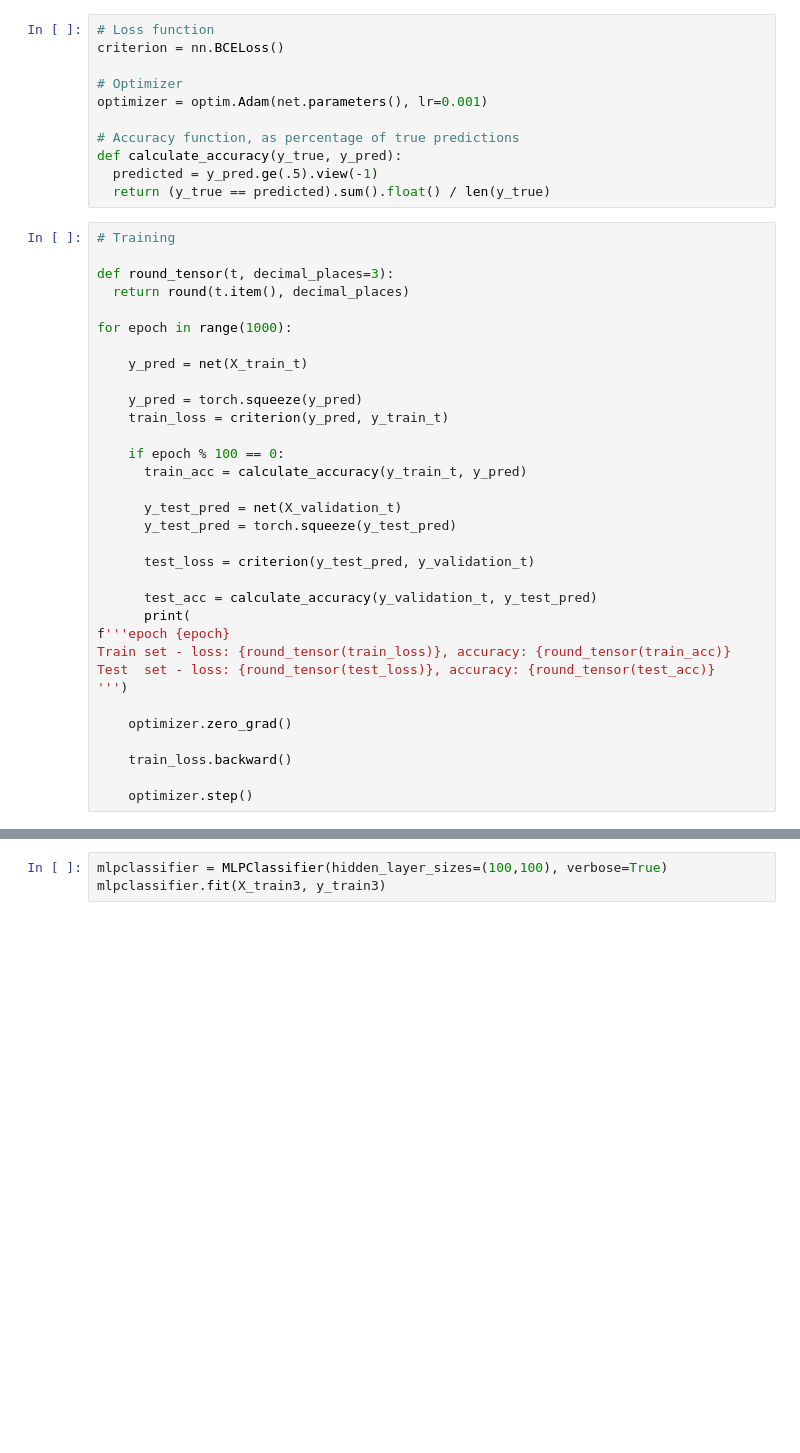
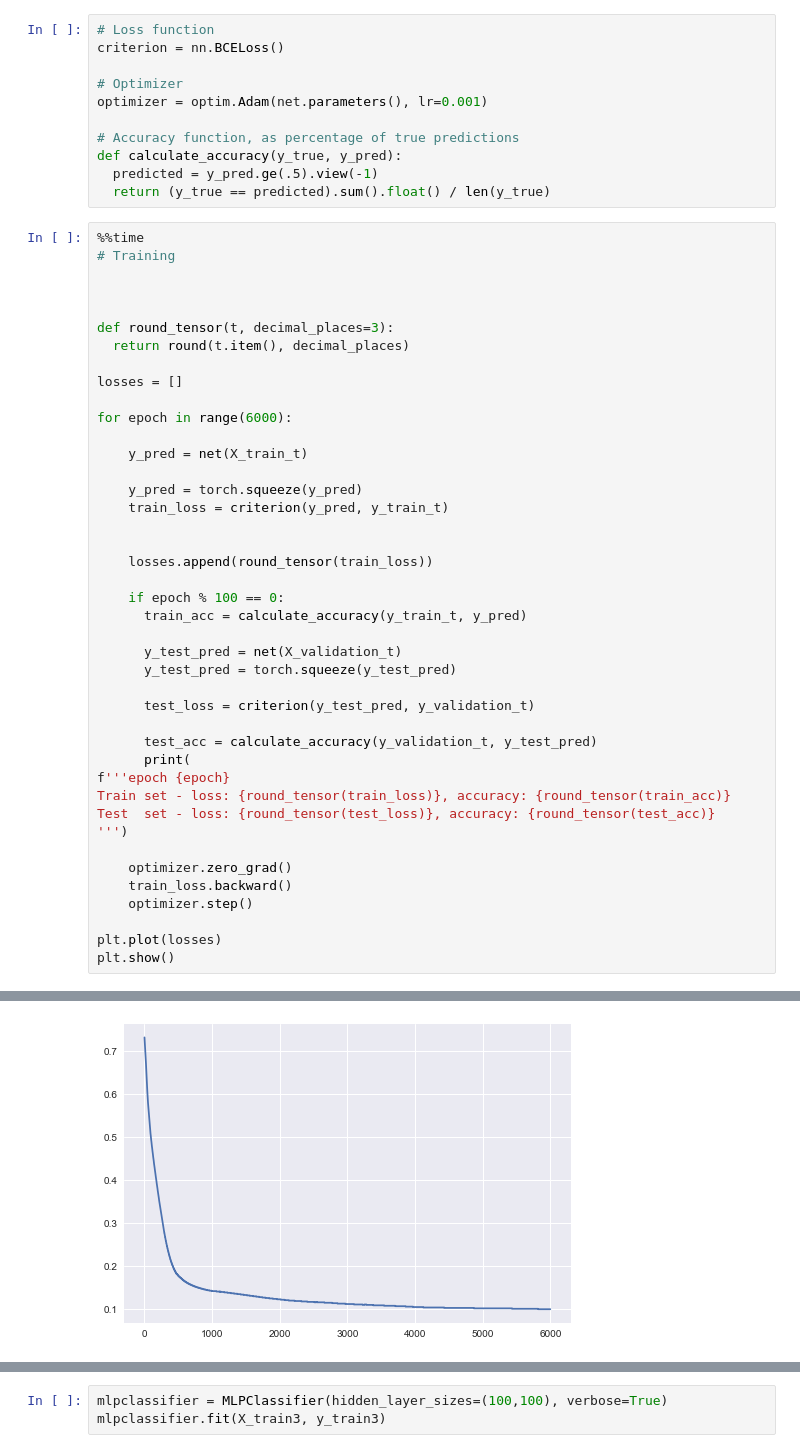
Before and after one commit to bjarnemu/aml2021finalproject, a Jupyter notebook: main_pytorch.ipynb, the cells around one changed output, grey strips where cells are left out. Cells and saved outputs as stored; diff of their text form; blank space fills up the shorter version.

Commit message:
nu med loss_curve

```diff
--- a/main_pytorch.ipynb
+++ b/main_pytorch.ipynb
@@ -115,17 +115,25 @@ def calculate_accuracy(y_true, y_pred):
   predicted = y_pred.ge(.5).view(-1)
   return (y_true == predicted).sum().float() / len(y_true)
 # %%
+%%time
 # Training
+
+
 
 def round_tensor(t, decimal_places=3):
   return round(t.item(), decimal_places)
 
-for epoch in range(1000):
+losses = []
+
+for epoch in range(6000):
 
     y_pred = net(X_train_t)
 
     y_pred = torch.squeeze(y_pred)
     train_loss = criterion(y_pred, y_train_t)
+
+
+    losses.append(round_tensor(train_loss))
 
     if epoch % 100 == 0:
       train_acc = calculate_accuracy(y_train_t, y_pred)
@@ -143,9 +151,10 @@ Test  set - loss: {round_tensor(test_loss)}, accuracy: {round_tensor(test_acc)}
 ''')
 
     optimizer.zero_grad()
+    train_loss.backward()
+    optimizer.step()
 
-    train_loss.backward()
-
-    optimizer.step()
+plt.plot(losses)
+plt.show()
 # %% [output]
 epoch 0
@@ -167,0 +177 @@ Test  set - loss: 0.282, accuracy: 0.944
+[figure, added]
```
Also changed, not shown: parts of 4 cells of this notebook.
